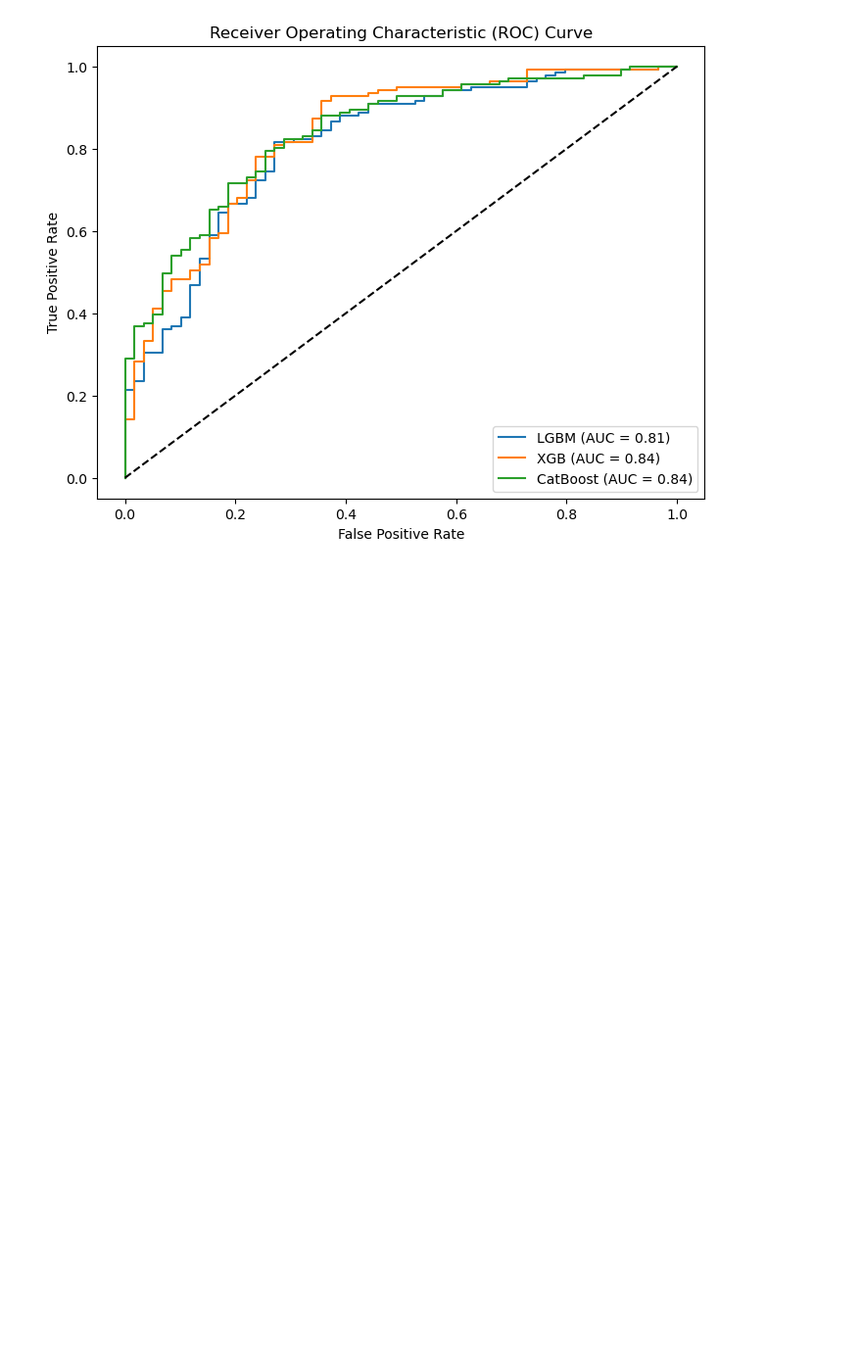
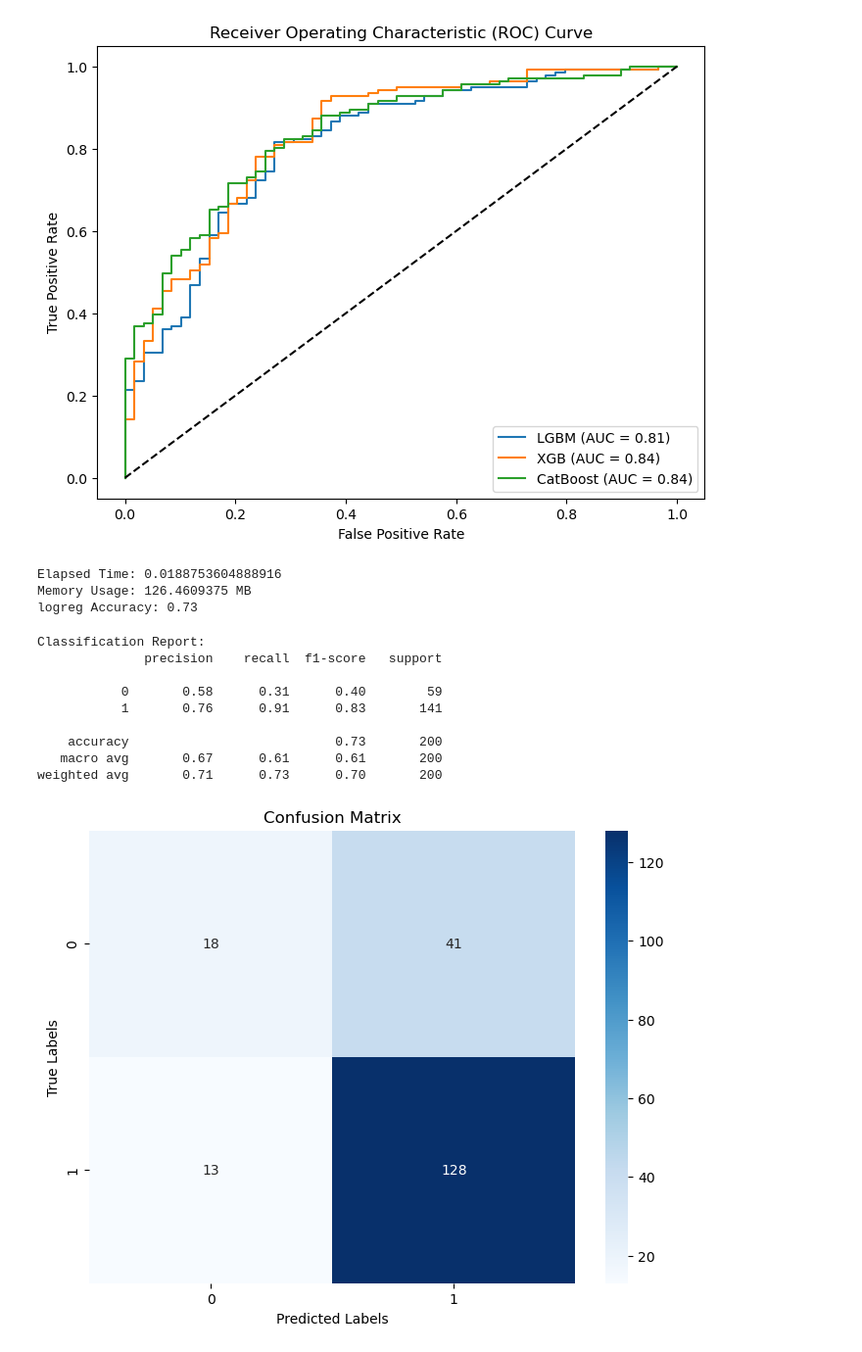
Before and after one commit to Tiabet/ML-DM-3-1-, a Jupyter notebook: MLDM/Team Project/credit-g.ipynb, the cells around one changed output. Shown: that part at 98% size. Drawn from its saved outputs; the diff is of its cells as text; code cells hidden in the pictures; blank space fills up the shorter version.

```diff
--- a/MLDM/Team Project/credit-g.ipynb
+++ b/MLDM/Team Project/credit-g.ipynb
@@ -23,9 +25,8 @@ categorical_columns = [i for i, indicator in enumerate(categorical_indicator) if
 # %%
 le = LabelEncoder()
 y = le.fit_transform(y)
-label_encoder = LabelEncoder()
 for col in categorical_columns:
-    X.iloc[:, col] = label_encoder.fit_transform(X.iloc[:, col])
+    X.iloc[:, col] = le.fit_transform(X.iloc[:, col])
 # %%
 X_train, X_test, y_train, y_test = train_test_split(X, y, test_size=0.2, random_state=42)
 # %% [markdown]
@@ -191,3 +211,49 @@ plt.legend(loc='lower right')
 plt.show()
 # %% [output]
 [figure]
+# %%
+logreg = LogisticRegression()
+
+warnings.filterwarnings("ignore")
+
+start_time = time.time()
+
+logreg.fit(X_train, y_train)
+
+elapsed_time = time.time() - start_time
+print("Elapsed Time:", elapsed_time)
+
+memory_usage = psutil.Process().memory_info().rss / 1024**2  # in megabytes
+print("Memory Usage:", memory_usage, "MB")
+
+logreg_accuracy = logreg.score(X_test, y_test)
+print("logreg Accuracy:", logreg_accuracy)
+# %% [output]
+Elapsed Time: 0.0188753604888916
+Memory Usage: 126.4609375 MB
+logreg Accuracy: 0.73
+# %%
+log_pred = logreg.predict(X_test)
+
+print("Classification Report:")
+print(classification_report(y_test, log_pred))
+
+class_labels = np.unique(np.concatenate((y_test, log_pred)))
+
+plt.figure(figsize=(8, 6))
+sns.heatmap(confusion_matrix(y_test, log_pred), annot=True, fmt="d", cmap="Blues", xticklabels=class_labels, yticklabels=class_labels)
+plt.xlabel("Predicted Labels")
+plt.ylabel("True Labels")
+plt.title("Confusion Matrix")
+plt.show()
+# %% [output]
+Classification Report:
+              precision    recall  f1-score   support
+
+           0       0.58      0.31      0.40        59
+           1       0.76      0.91      0.83       141
+
+    accuracy                           0.73       200
+   macro avg       0.67      0.61      0.61       200
+weighted avg       0.71      0.73      0.70       200
+[figure, added]
```
Also changed, not shown: parts of 9 cells of this notebook, 8 other files.
